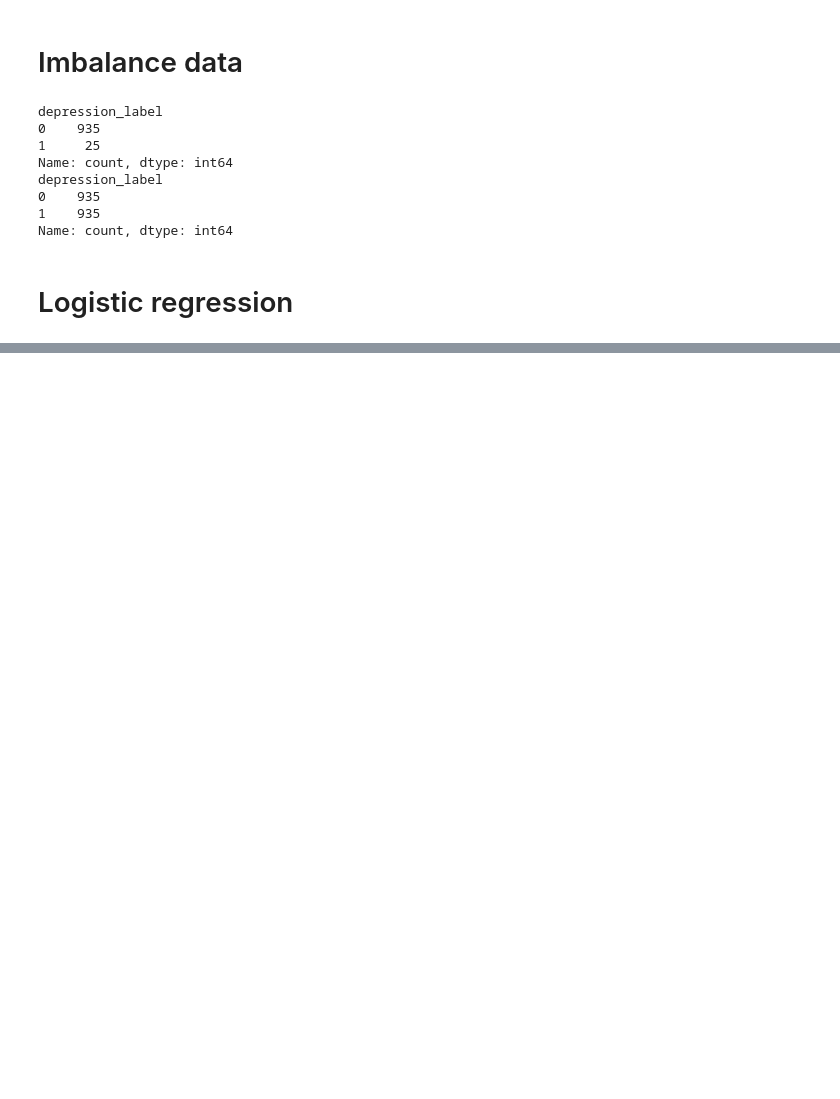
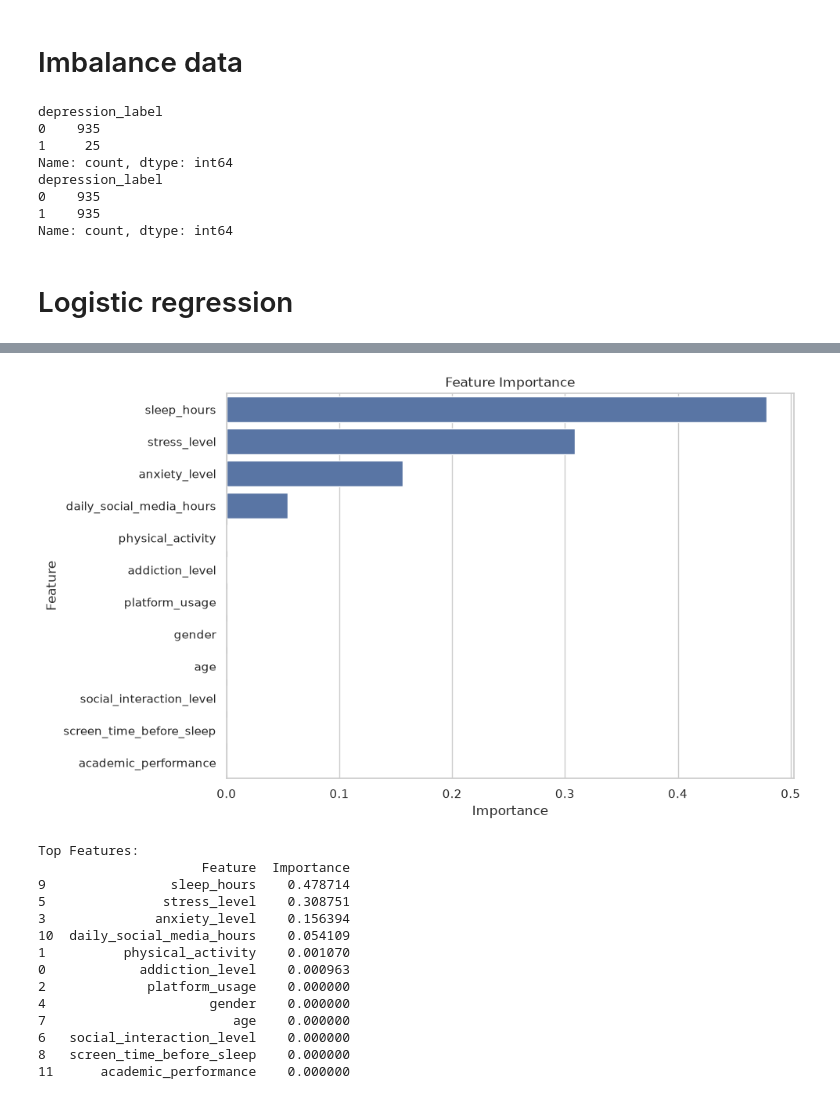
Before and after one commit to ILoveBacteria/data-mining-homeworks, a Jupyter notebook: homework3/notebook.ipynb, the cells around one changed output, grey strips where cells are left out. Drawn from its saved outputs; the diff is of its cells as text; code cells hidden in the pictures; blank space fills up the shorter version.

```diff
--- a/homework3/notebook.ipynb
+++ b/homework3/notebook.ipynb
@@ -465,0 +651,39 @@ weighted avg       0.98      0.96      0.97       240
+# %%
+
+importance_tree = (
+    pd.DataFrame({
+        "Feature": X.columns,
+        "Importance": model_tree.feature_importances_
+    })
+    .sort_values("Importance", ascending=False)
+)
+
+plt.figure(figsize=(10, 6))
+sns.barplot(
+    data=importance_tree,
+    x="Importance",
+    y="Feature"
+)
+plt.title("Feature Importance")
+plt.tight_layout()
+plt.show()
+
+
+print("Top Features:")
+print(importance_tree)
+# %% [output]
+[figure, added]
+Top Features:
+                     Feature  Importance
+9                sleep_hours    0.478714
+5               stress_level    0.308751
+3              anxiety_level    0.156394
+10  daily_social_media_hours    0.054109
+1          physical_activity    0.001070
+0            addiction_level    0.000963
+2             platform_usage    0.000000
+4                     gender    0.000000
+7                        age    0.000000
+6   social_interaction_level    0.000000
+8   screen_time_before_sleep    0.000000
+11      academic_performance    0.000000
```
Also changed, not shown: parts of 27 cells of this notebook.
